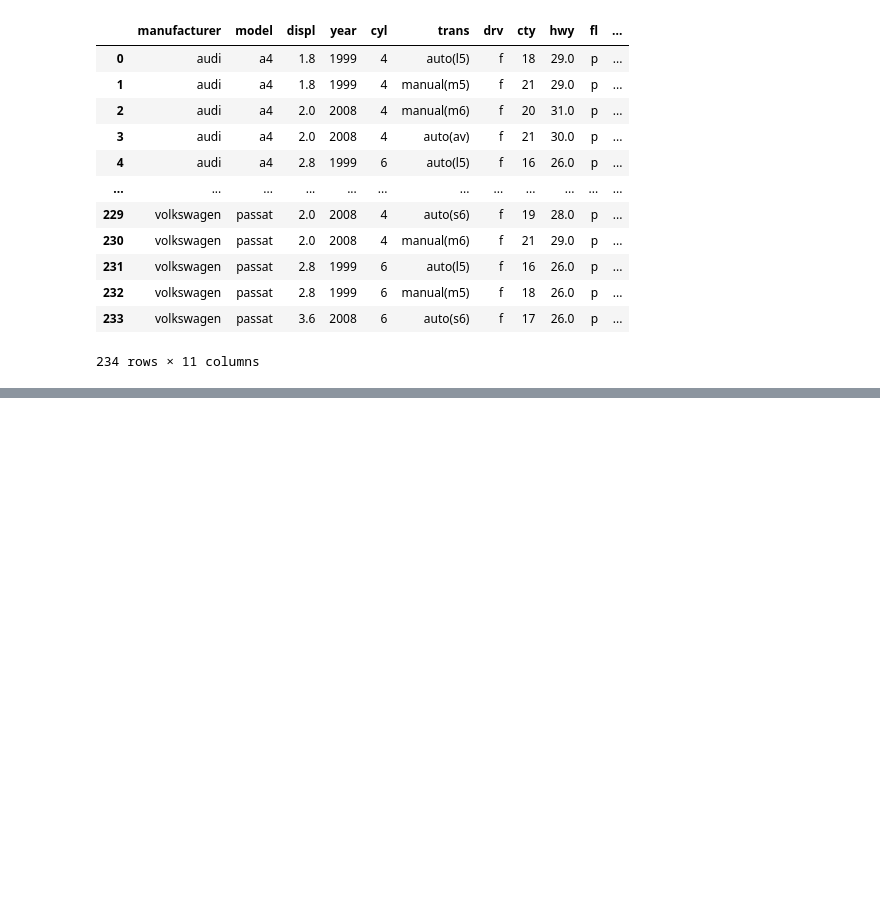
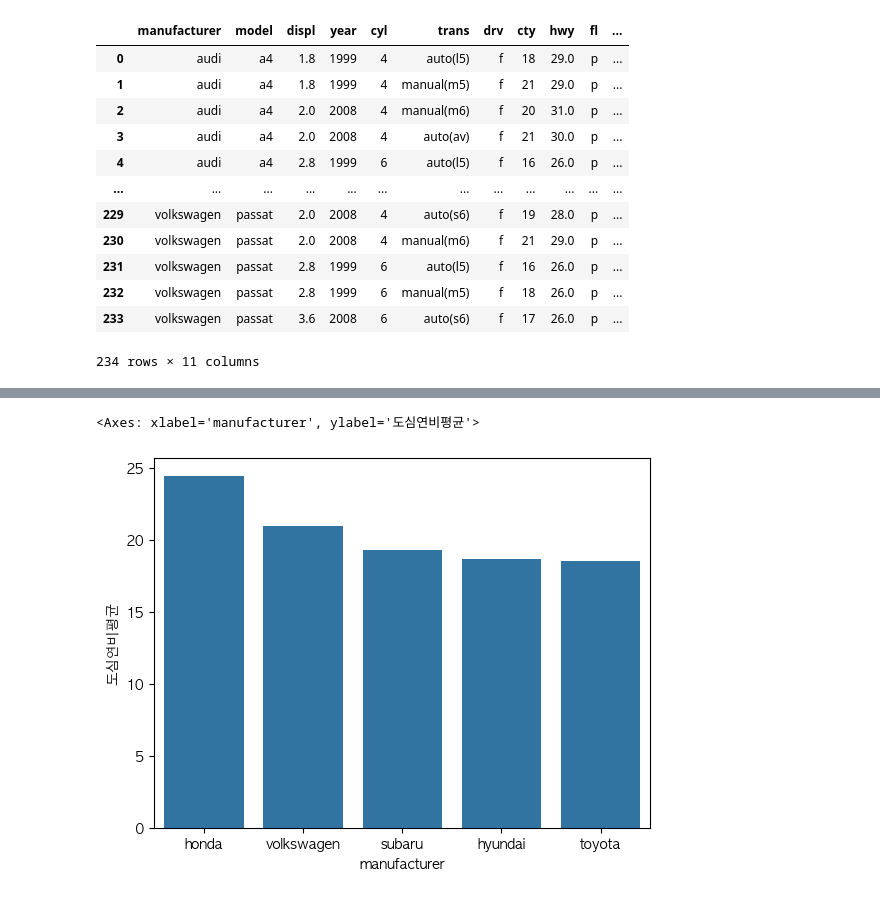
Before and after one commit to 1anminJ/2024-2_python, a Jupyter notebook: week5/week5.ipynb, the cells around one changed output, grey strips where cells are left out. Saved outputs shown, nothing was run; the diff lists cells and outputs as text; code cells hidden in the pictures; blank space fills up the shorter version.

```diff
--- a/week5/week5.ipynb
+++ b/week5/week5.ipynb
@@ -180,0 +190,11 @@ mpg
+# %%
+# 도시에서 제일 잘 달리는 자동차 브랜드는?
+result = mpg.groupby("manufacturer").agg(도심연비평균 = ('cty', 'mean'))\
+                            .sort_values('도심연비평균', ascending=False)\
+                            .head(5)
+# 브랜드 별로 도심연비 평균 막대그래프를 그리시오
+sns.barplot(data = result, x = 'manufacturer', y = '도심연비평균')
+# 평균이 높은 순서로 top5만 보여줘 -> .head(5)
+# %% [output]
+<Axes: xlabel='manufacturer', ylabel='도심연비평균'>
+[figure, added]
```
Also changed, not shown: parts of 5 cells of this notebook.
